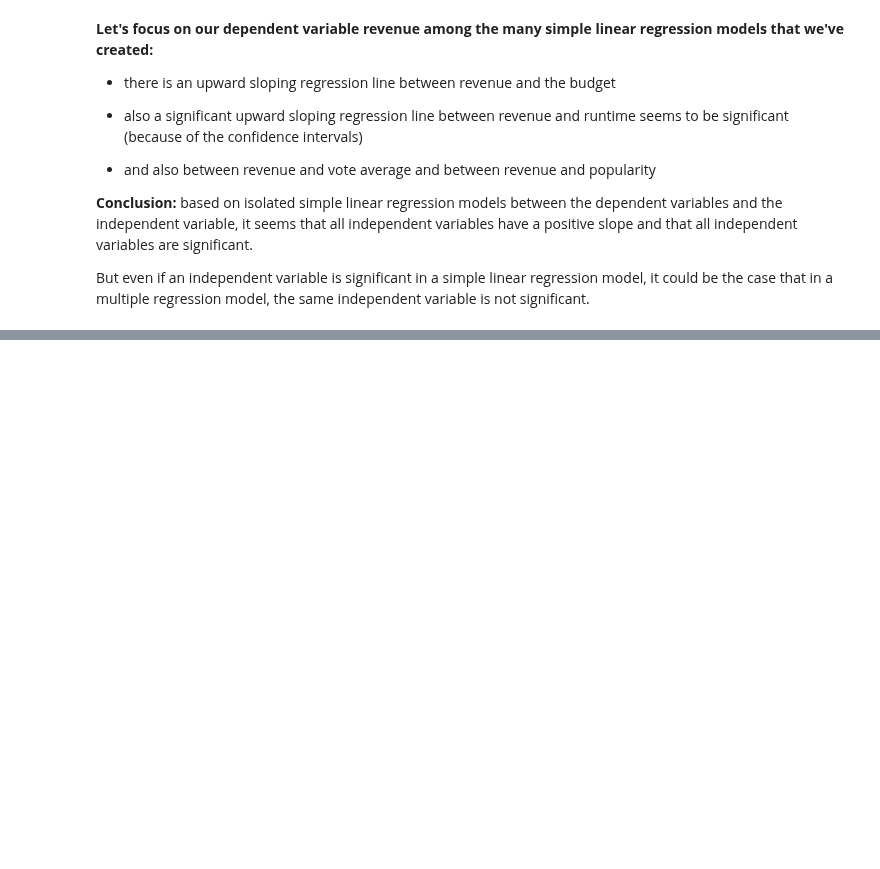
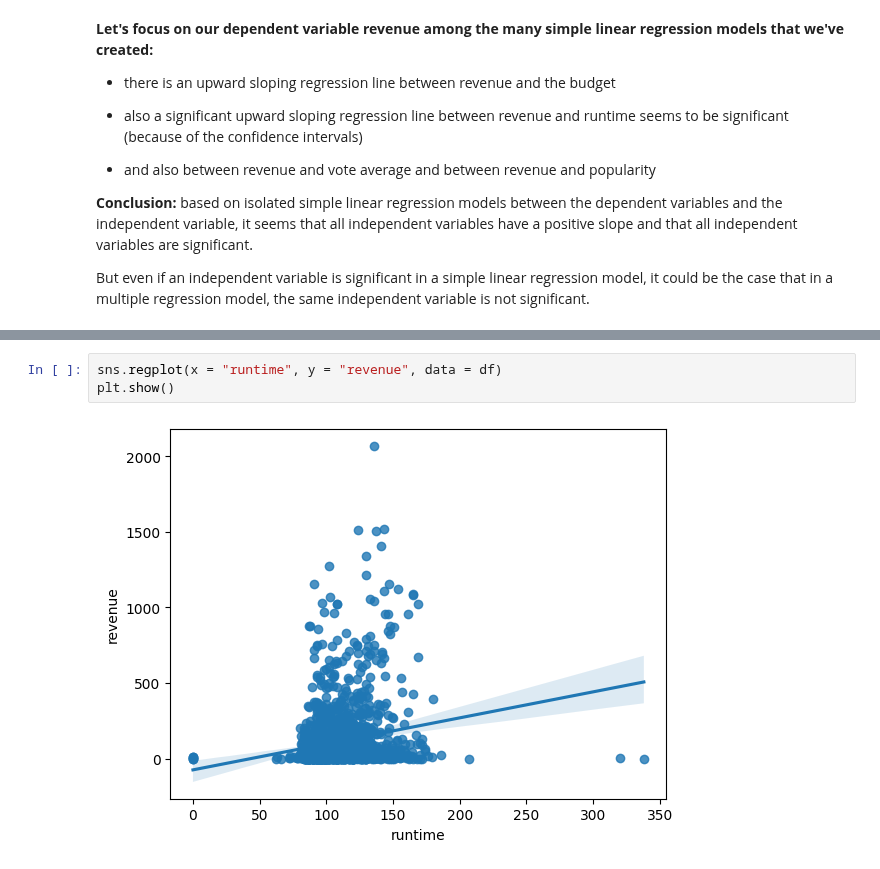
Before and after one commit to mindeleven/Analyzing-financial-data-with-python-and-rust, a Jupyter notebook: algorithmic_trading/python-for-finance-hagmann/Notebooks/ch27012_multiple_regression_model.ipynb, the cells around one changed output, grey strips where cells are left out. Saved outputs shown, nothing was run; the diff lists cells and outputs as text; blank space fills up the shorter version.

```diff
--- a/algorithmic_trading/python-for-finance-hagmann/Notebooks/ch27012_multiple_regression_model.ipynb
+++ b/algorithmic_trading/python-for-finance-hagmann/Notebooks/ch27012_multiple_regression_model.ipynb
@@ -277,0 +520,5 @@ But even if an independent variable is significant in a simple linear regression
+# %%
+sns.regplot(x = "runtime", y = "revenue", data = df)
+plt.show()
+# %% [output]
+[figure, added]
```
Also changed, not shown: parts of 39 cells of this notebook.
